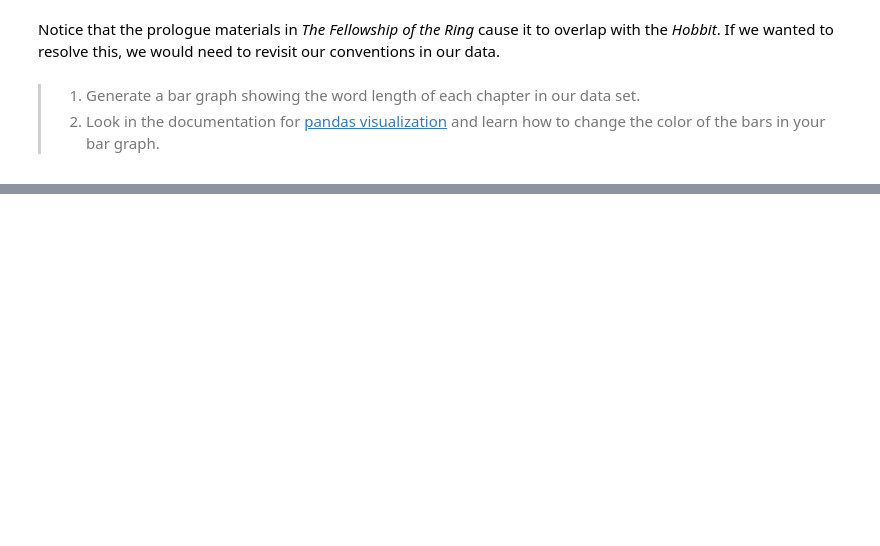
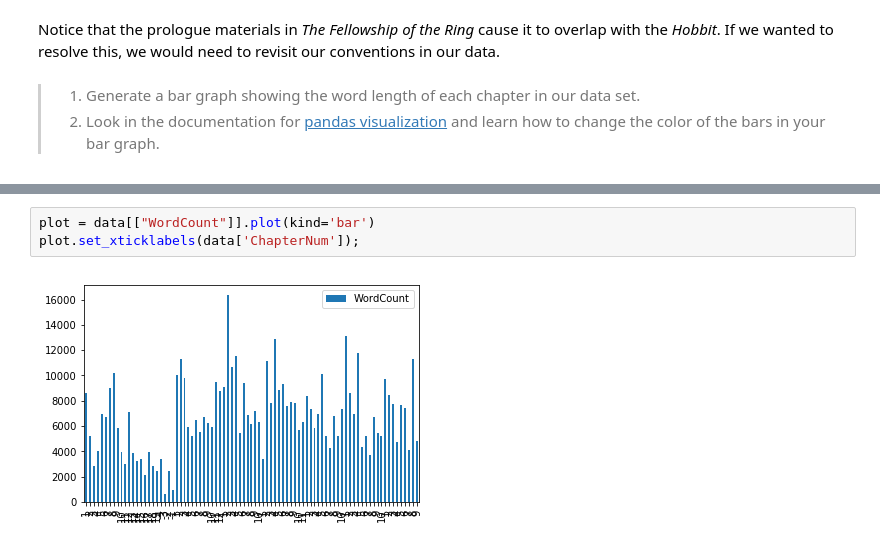
Before and after one commit to shelbym98/ds_1300_notebooks, a Jupyter notebook: work/01_assignment.ipynb, the cells around one changed output, grey strips where cells are left out. Cells and saved outputs as stored; diff of their text form; blank space fills up the shorter version.

```diff
--- a/work/01_assignment.ipynb
+++ b/work/01_assignment.ipynb
@@ -726,0 +732,5 @@ plt.pyplot.legend()
+# %%
+plot = data[["WordCount"]].plot(kind='bar')
+plot.set_xticklabels(data['ChapterNum']);
+# %% [output]
+[figure, added]
```
Also changed, not shown: parts of 2 cells of this notebook.
